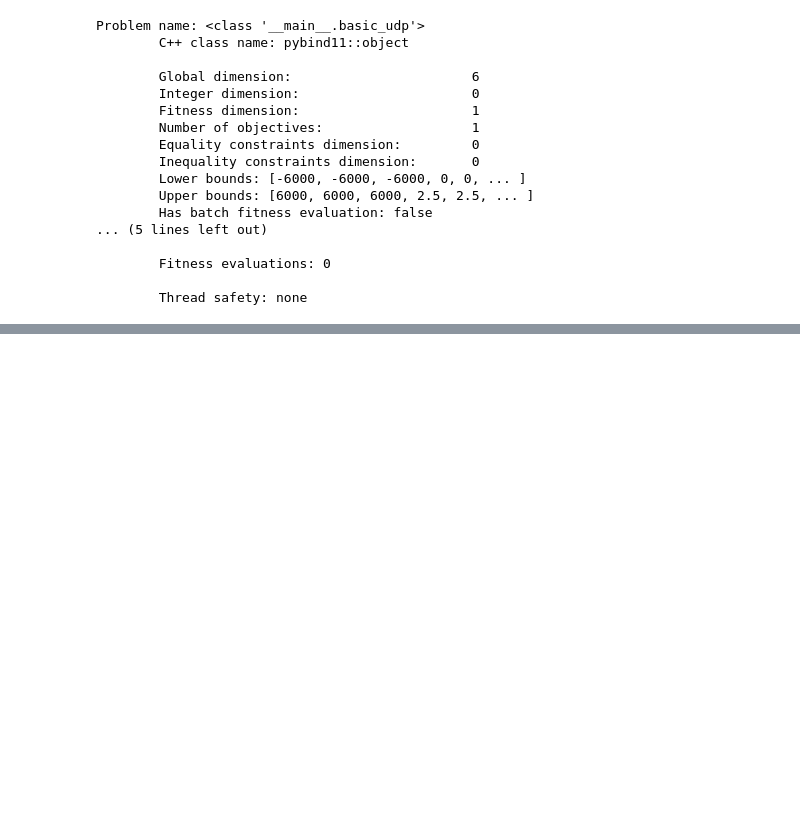
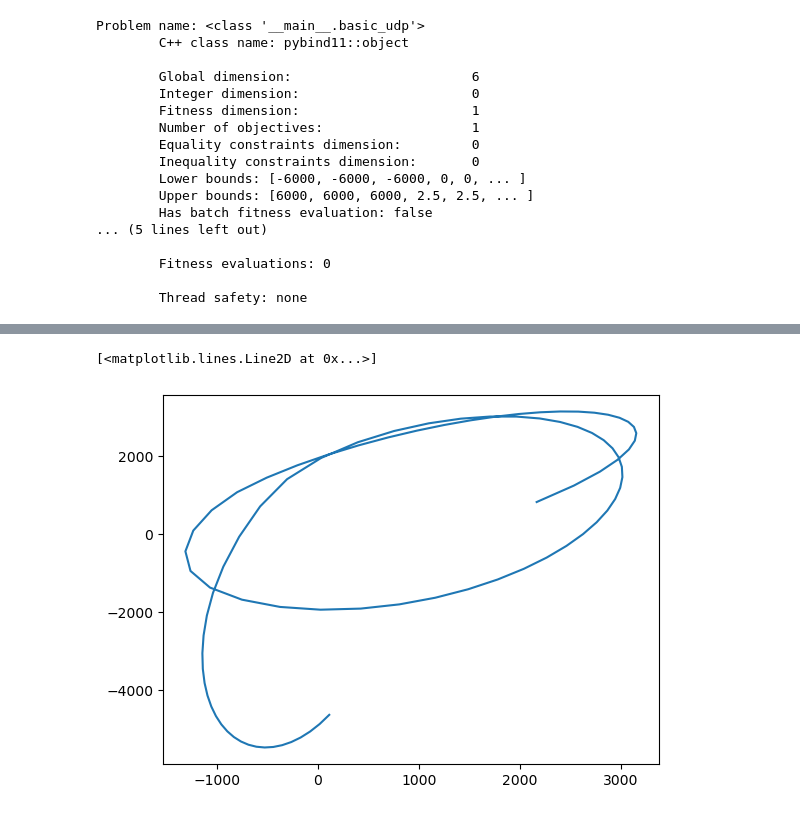
Before and after one commit to rasmusmarak/TOSS, a Jupyter notebook: Introductory Tests/UDP_basic.ipynb, the cells around one changed output, grey strips where cells are left out. Drawn from its saved outputs; the diff is of its cells as text; code cells hidden in the pictures; blank space fills up the shorter version.

```diff
--- a/Introductory Tests/UDP_basic.ipynb
+++ b/Introductory Tests/UDP_basic.ipynb
@@ -199,0 +210,5 @@ plt.plot(r_store[1],r_store[2])
+# %%
+plt.plot(r_store[0],r_store[2])
+# %% [output]
+[<matplotlib.lines.Line2D at 0x...>]
+[figure, added]
```
Also changed, not shown: parts of 6 cells of this notebook.
